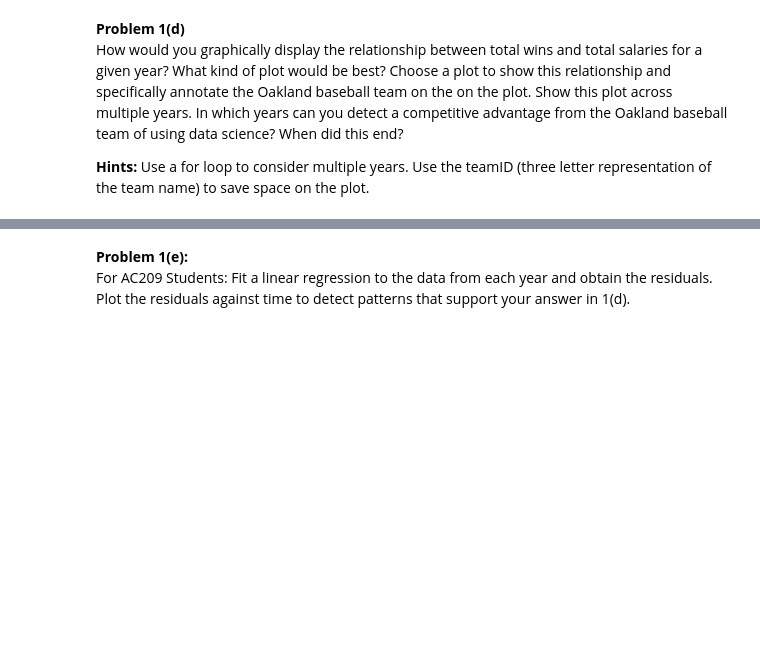
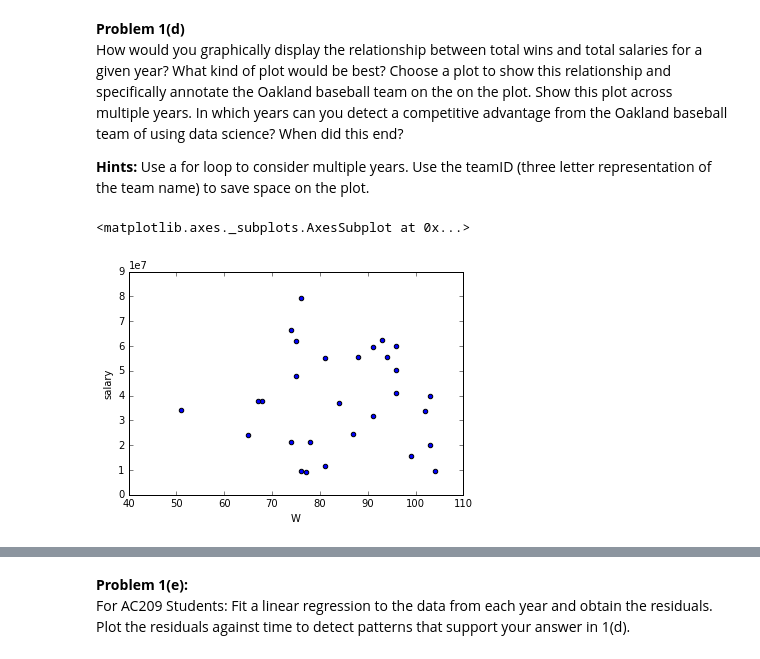
Before and after one commit to jennawhite/wild_west, a Jupyter notebook: Other_Classes/Harvard_Class_HW1.ipynb, the cells around one changed output, grey strips where cells are left out. Drawn from its saved outputs; the diff is of its cells as text; code cells hidden in the pictures; blank space fills up the shorter version.

```diff
--- a/Other_Classes/Harvard_Class_HW1.ipynb
+++ b/Other_Classes/Harvard_Class_HW1.ipynb
@@ -36,3 +37,6 @@ Load in these CSV files from the Sean Lahman's Baseball Database.
 For this assignment, we will use the **'Salaries.csv'** and **'Teams.csv'** tables.
 Read these tables into a pandas DataFrame and show the head of each table.
 *Hint Use the requests, StringIO and zipfile modules to get from the web.*
+# %%
+url = '/Users/jennawhite/Documents/wild_west/Other_Classes/lahman-csv_2014-02-14/Salaries.csv'
+salaries = pd.read_csv(url)
@@ -38,0 +54,3 @@ Read these tables into a pandas DataFrame and show the head of each table.
+# %%
+url2 = '/Users/jennawhite/Documents/wild_west/Other_Classes/lahman-csv_2014-02-14/Teams.csv'
+teams = pd.read_csv(url2)
@@ -39,3 +69,6 @@ Read these tables into a pandas DataFrame and show the head of each table.
 # %% [markdown]
 **Problem 1(b)**
 Summarize the Salaries DataFrame to show the total salaries for each team for each year. Show the head of the new summarized DataFrame.
+# %%
+salaries_gp = salaries.groupby(['teamID','yearID'], as_index=False).sum()
+salaries_gp[salaries_gp['teamID']=='COL']
@@ -44,3 +95,8 @@ Summarize the Salaries DataFrame to show the total salaries for each team for ea
 Merge the new summarized Salaries DataFrame and Teams DataFrame together to create a new DataFrame showing wins and total salaries for each team for each year year. Show the head of the new merged DataFrame.
 
 **Hint:** Merge the DataFrames using teamID and yearID.
+# %%
+merged = pd.merge(left=teams, right=salaries_gp, how='left', on=['yearID','teamID'])
+merged[merged['teamID']=='COL'].tail()
+
+#merged_left = pd.merge(left=survey_sub,right=species_sub, how='left', left_on='species_id', right_on='species_id')
@@ -49,3 +113,8 @@ Merge the new summarized Salaries DataFrame and Teams DataFrame together to crea
 How would you graphically display the relationship between total wins and total salaries for a given year? What kind of plot would be best? Choose a plot to show this relationship and specifically annotate the Oakland baseball team on the on the plot. Show this plot across multiple years. In which years can you detect a competitive advantage from the Oakland baseball team of using data science? When did this end?
 
 **Hints:** Use a for loop to consider multiple years. Use the teamID (three letter representation of the team name) to save space on the plot.
+# %%
+merged[merged['teamID']=='OAK'].plot.scatter(x='W', y='salary')
+# %% [output]
+<matplotlib.axes._subplots.AxesSubplot at 0x...>
+[figure, added]
```
Also changed, not shown: parts of 7 cells of this notebook, 4 other files.
